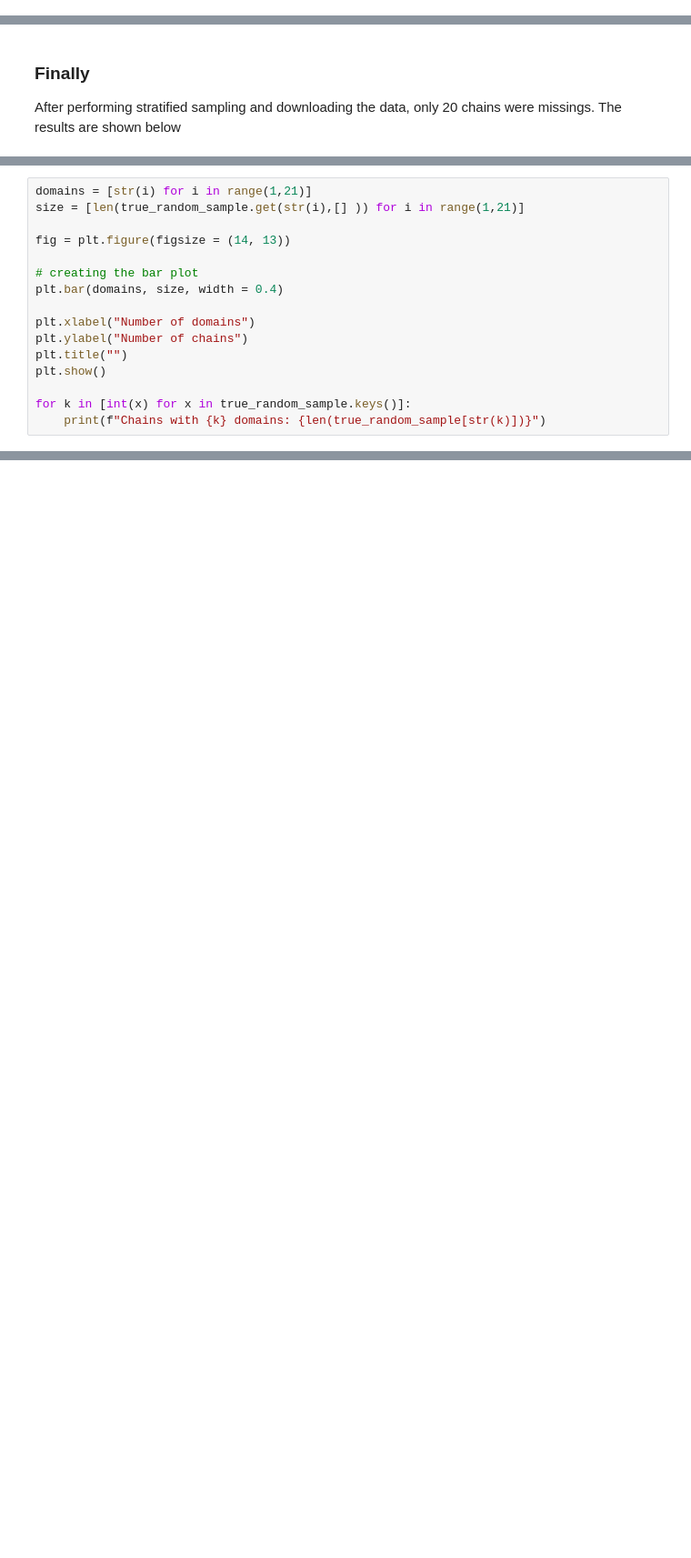
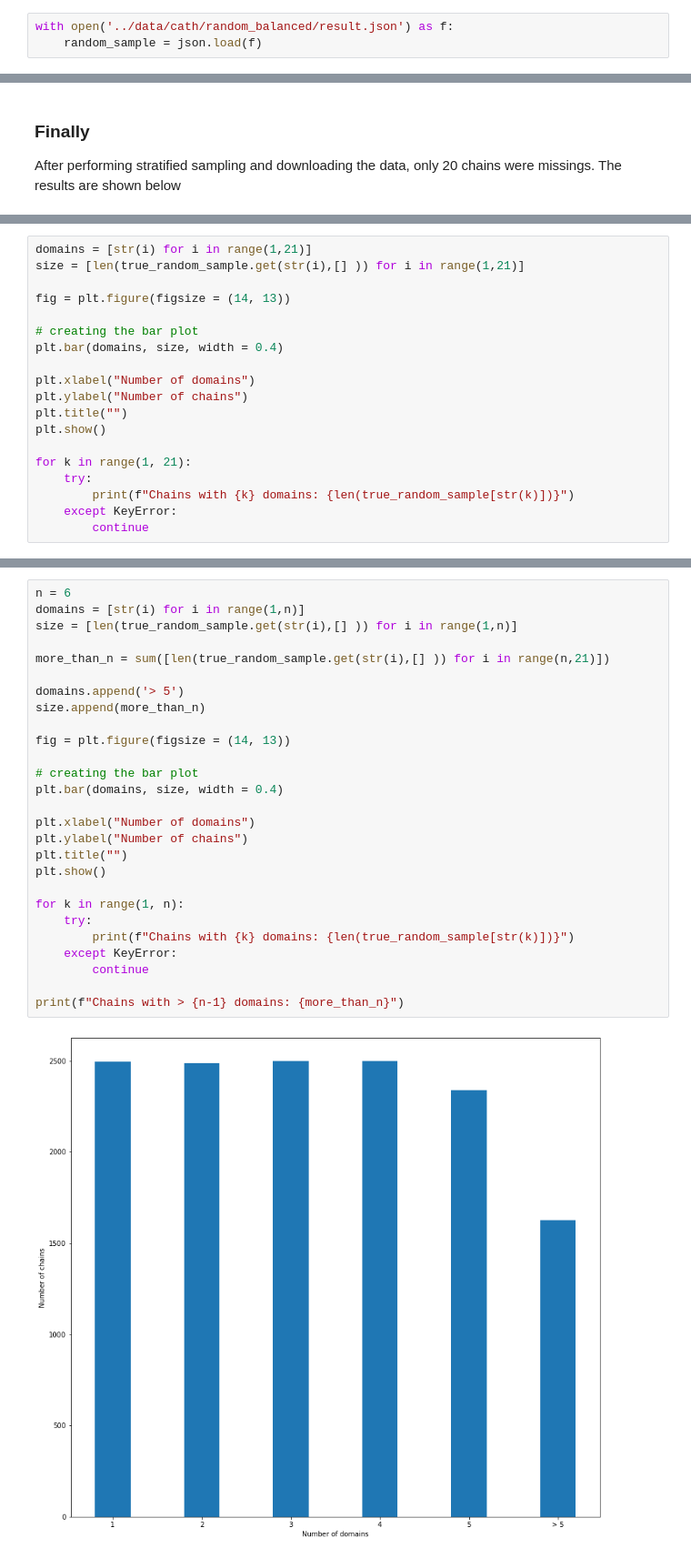
Before and after one commit to alexandrosangeli/l4-individual-project, a Jupyter notebook: notebooks/random_sample_from_cath.ipynb, the cells around one changed output, grey strips where cells are left out. Shown at 91% size. Drawn from its saved outputs; the diff is of its cells as text; blank space fills up the shorter version.

Commit message:
Added visualisations, verified data, implemented metric scores

```diff
--- a/notebooks/random_sample_from_cath.ipynb
+++ b/notebooks/random_sample_from_cath.ipynb
@@ -45,3 +49,6 @@ for size, chains in domain_chains_dict.items():
+# %%
+with open('../data/cath/random_balanced/result.json') as f:
+    random_sample = json.load(f)
 # %%
 # number of chains for each size from 6 chains and upwards, accumulated
 for i in range(1,21):
@@ -301,8 +328,11 @@ plt.ylabel("Number of chains")
 plt.title("")
 plt.show()
 
-for k in [int(x) for x in true_random_sample.keys()]:
-    print(f"Chains with {k} domains: {len(true_random_sample[str(k)])}")
+for k in range(1, 21):
+    try:
+        print(f"Chains with {k} domains: {len(true_random_sample[str(k)])}")
+    except KeyError:
+        continue
 # %% [output]
 [figure]
 Chains with 1 domains: 2497
@@ -324,0 +355,29 @@ Chains with 14 domains: 1
+# %%
+n = 6
+domains = [str(i) for i in range(1,n)]
+size = [len(true_random_sample.get(str(i),[] )) for i in range(1,n)]
+
+more_than_n = sum([len(true_random_sample.get(str(i),[] )) for i in range(n,21)])
+
+domains.append('> 5')
+size.append(more_than_n)
+
+fig = plt.figure(figsize = (14, 13))
+
+# creating the bar plot
+plt.bar(domains, size, width = 0.4)
+
+plt.xlabel("Number of domains")
+plt.ylabel("Number of chains")
+plt.title("")
+plt.show()
+
+for k in range(1, n):
+    try:
+        print(f"Chains with {k} domains: {len(true_random_sample[str(k)])}")
+    except KeyError:
+        continue
+
+print(f"Chains with > {n-1} domains: {more_than_n}")
+# %% [output]
+[figure, added]
```
Also changed, not shown: parts of 20 cells of this notebook, 10 other files.
